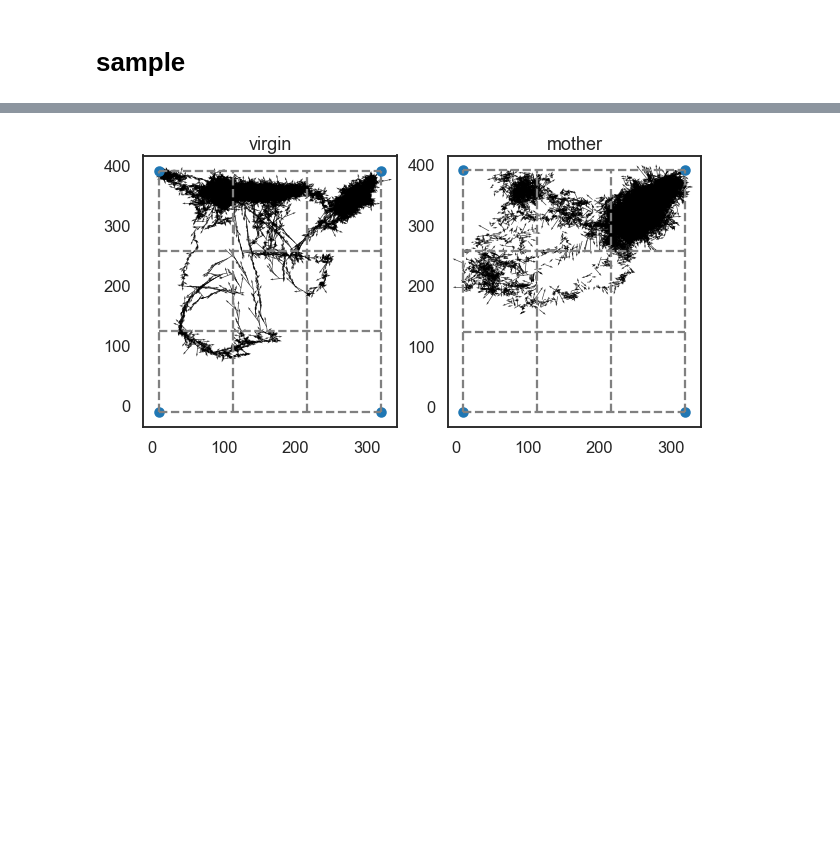
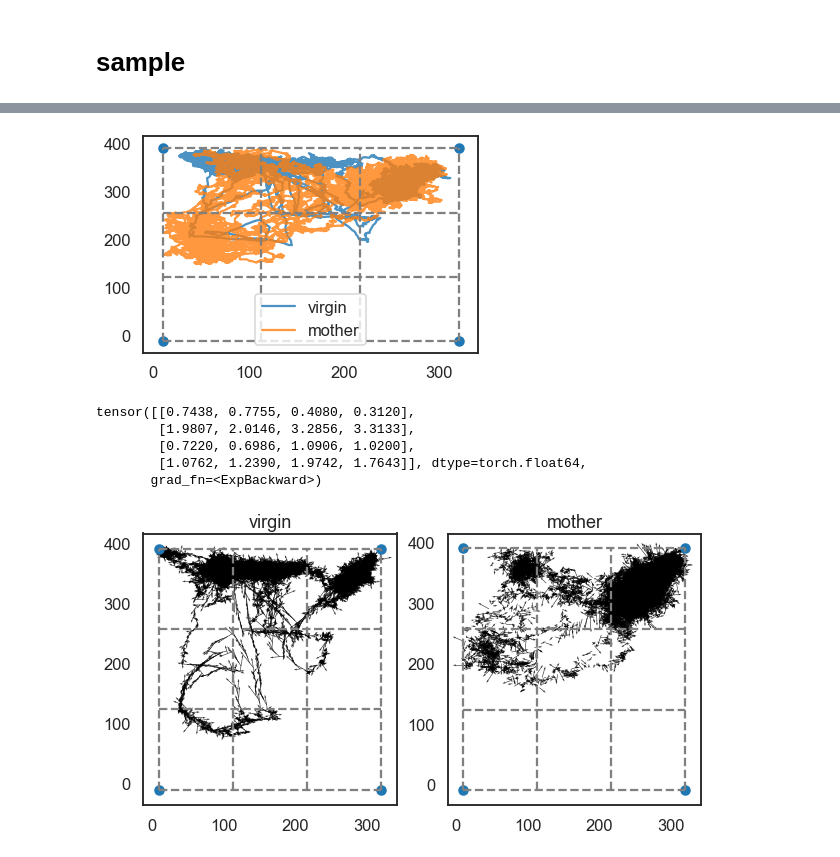
Before and after one commit to cunningham-lab/SocialBehaviors, a Jupyter notebook: SocialBehaviorptc/project_notebooks/gridmodel/grid_direction_model_K4.ipynb, the cells around one changed output, grey strips where cells are left out. Saved outputs shown, nothing was run; the diff lists cells and outputs as text; code cells hidden in the pictures; blank space fills up the shorter version.

```diff
--- a/SocialBehaviorptc/project_notebooks/gridmodel/grid_direction_model_K4.ipynb
+++ b/SocialBehaviorptc/project_notebooks/gridmodel/grid_direction_model_K4.ipynb
@@ -194,3 +198,5 @@ sample_z, sample_x = model.sample(36000)
+# %%
+sample_z_2, sample_x_2 = model_r.sample(36000)
 # %%
 plot_z(sample_z)
 # %% [output]
@@ -204,3 +222,17 @@ plot_grid()
+# %%
+plot_2_mice(sample_x_2)
+plt.legend()
+add_grid(x_grids, y_grids)
+# %% [output]
+[figure, added]
+# %%
+torch.exp(model.observation.log_sigmas)
+# %% [output]
+tensor([[0.7438, 0.7755, 0.4080, 0.3120],
+        [1.9807, 2.0146, 3.2856, 3.3133],
+        [0.7220, 0.6986, 1.0906, 1.0200],
+        [1.0762, 1.2390, 1.9742, 1.7643]], dtype=torch.float64,
+       grad_fn=<ExpBackward>)
 # %%
 plt.figure(figsize=(10,5))
 plot_realdata_quiver(sample_x)
```
Also changed, not shown: parts of 19 cells of this notebook, 6 other files.
